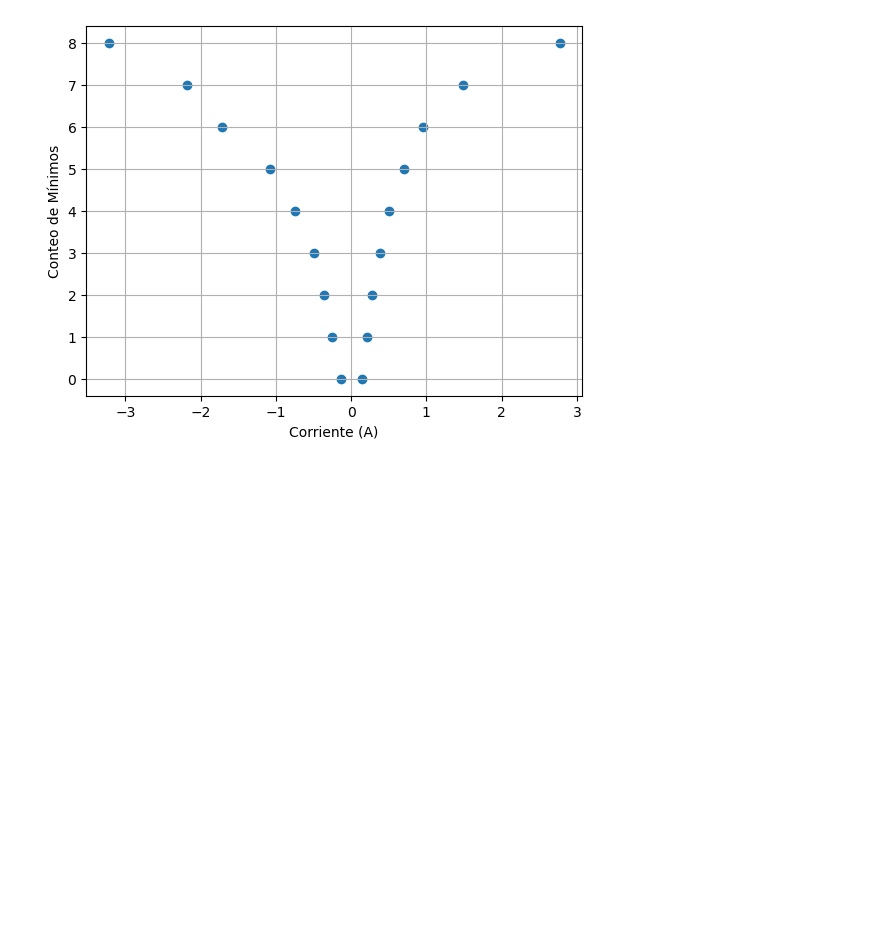
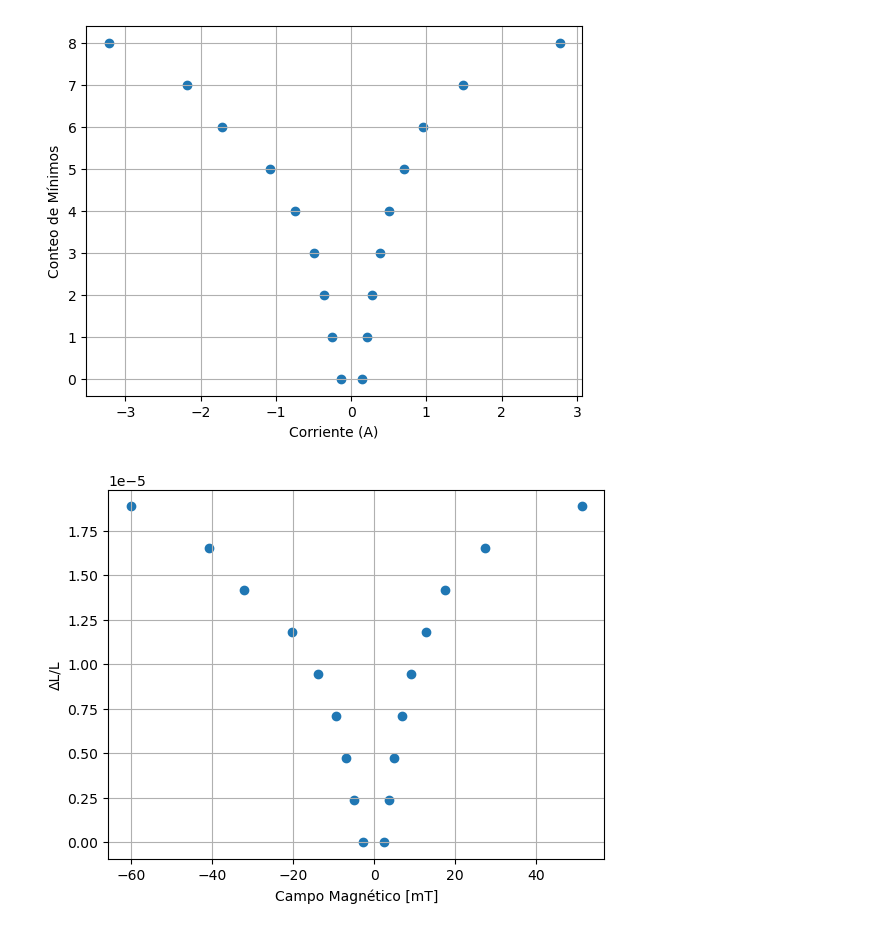
Before and after one commit to lsperezm/Intermedio, a Jupyter notebook: 2. Magnetostricción/Code/Codigo.ipynb, the cells around one changed output. Saved outputs shown, nothing was run; the diff lists cells and outputs as text; code cells hidden in the pictures; blank space fills up the shorter version.

```diff
--- a/2. Magnetostricción/Code/Codigo.ipynb
+++ b/2. Magnetostricción/Code/Codigo.ipynb
@@ -103,3 +115,11 @@ plt.grid()
 [figure]
 # %%
 B_Ni=I_Ni*regr[0]+regr[1]
+Long_Ni=delta(Conteo_Ni)/l
+# %%
+plt.scatter(B_Ni,Long_Ni)
+plt.xlabel('Campo Magnético [mT]')
+plt.ylabel('ΔL/L')
+plt.grid()
+# %% [output]
+[figure, added]
```
Also changed, not shown: parts of 3 cells of this notebook, 2 other files.
